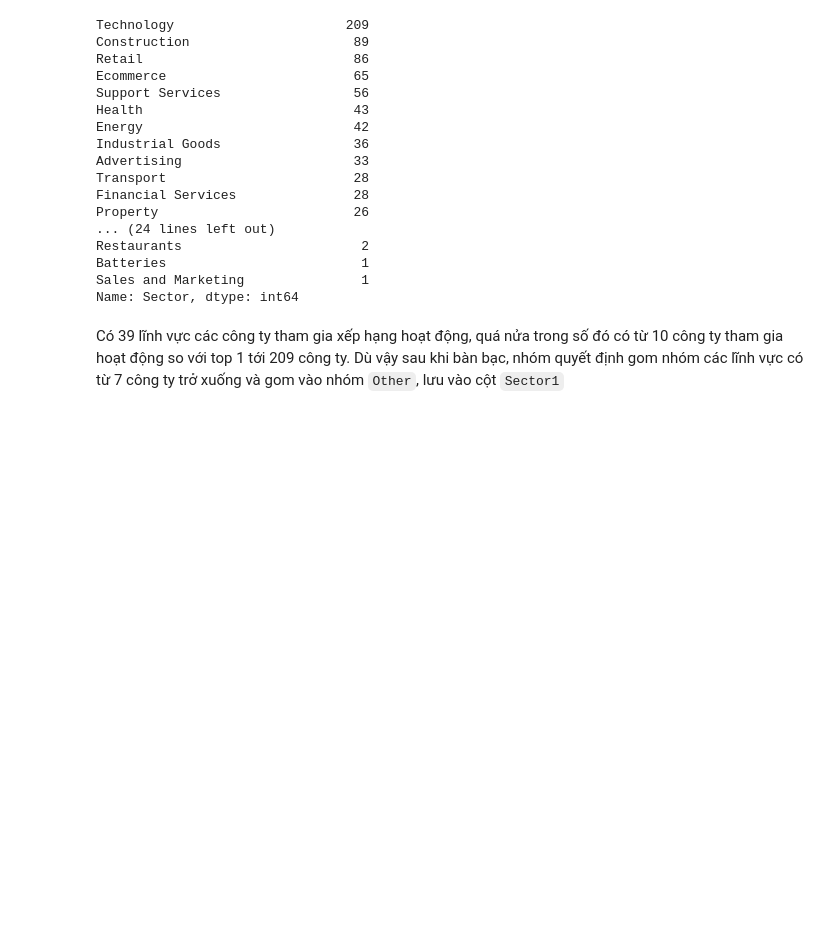
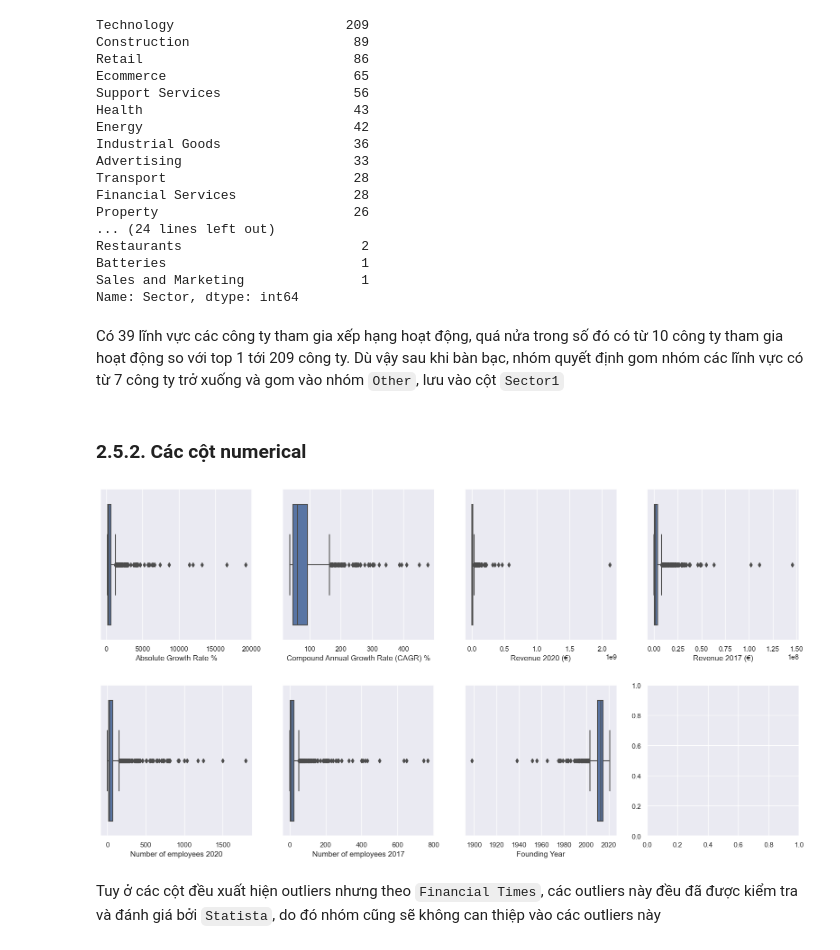
Before and after one commit to kenroly/IntroductionToDataScience, a Jupyter notebook: DataPreprocessing.ipynb, the cells around one changed output. Saved outputs shown, nothing was run; the diff lists cells and outputs as text; code cells hidden in the pictures; blank space fills up the shorter version.

Commit message:
Add Outliers - Numerical columns

```diff
--- a/DataPreprocessing.ipynb
+++ b/DataPreprocessing.ipynb
@@ -87,3 +87,17 @@ Có 39 lĩnh vực các công ty tham gia xếp hạng hoạt động, quá nử
 other_country = df['Sector'].value_counts()[df['Sector'].value_counts() <= 5].index
 df['Sector1'] = df['Sector']
 df['Sector1'].replace(other_country, 'Other', inplace = True)
+# %% [markdown]
+### 2.5.2. Các cột numerical
+# %%
+numerical_columns = df.keys()[6:]
+
+fig, axes = plt.subplots(ncols = 4, nrows = 2, figsize = (20, 10))
+fig.subplots_adjust(hspace = 0.3)
+
+for i, ax in enumerate(axes.flatten()[:7]):
+    sns.boxplot(df[numerical_columns[i]], ax = ax)
+# %% [output]
+[figure, added]
+# %% [markdown]
+Tuy ở các cột đều xuất hiện outliers nhưng theo `Financial Times`, các outliers này đều đã được kiểm tra và đánh giá bởi `Statista`, do đó nhóm cũng sẽ không can thiệp vào các outliers này
```
